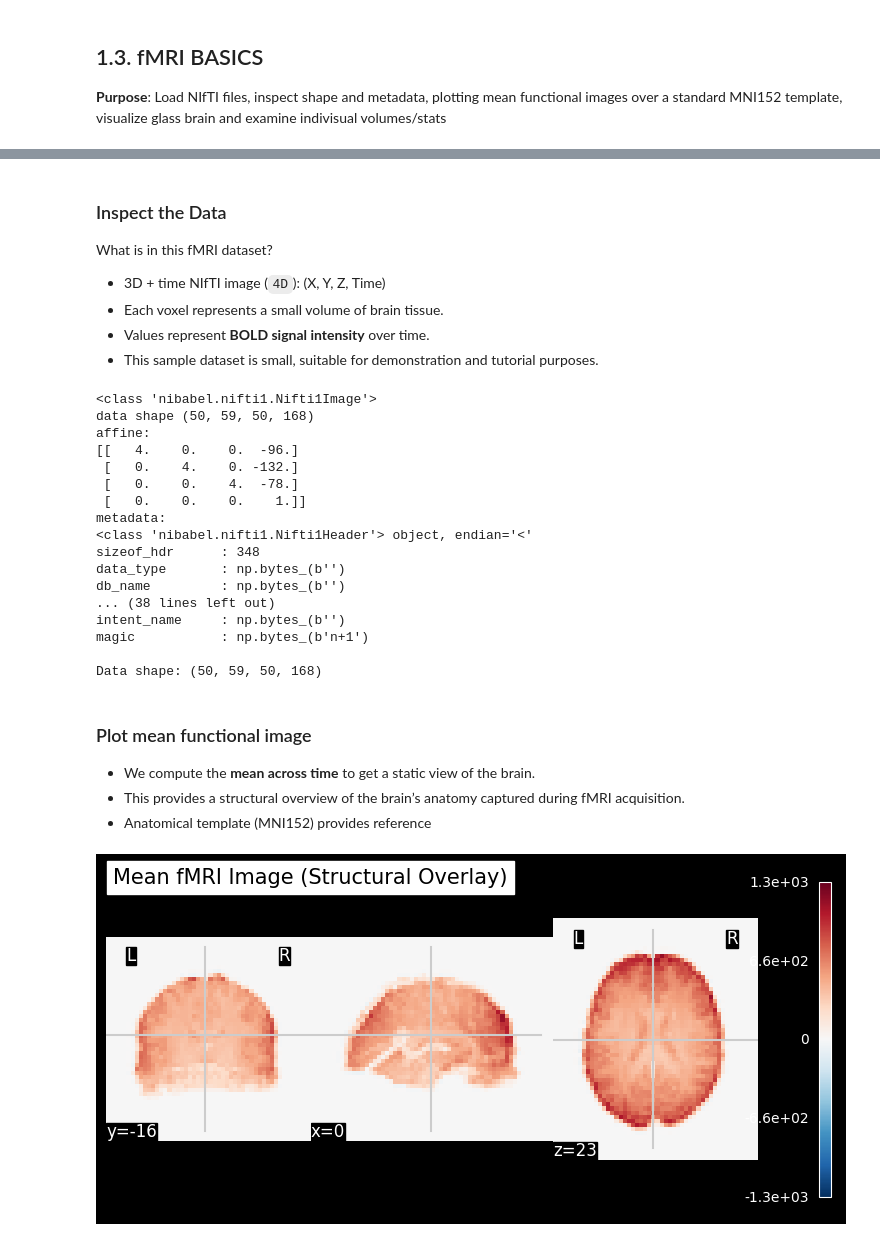
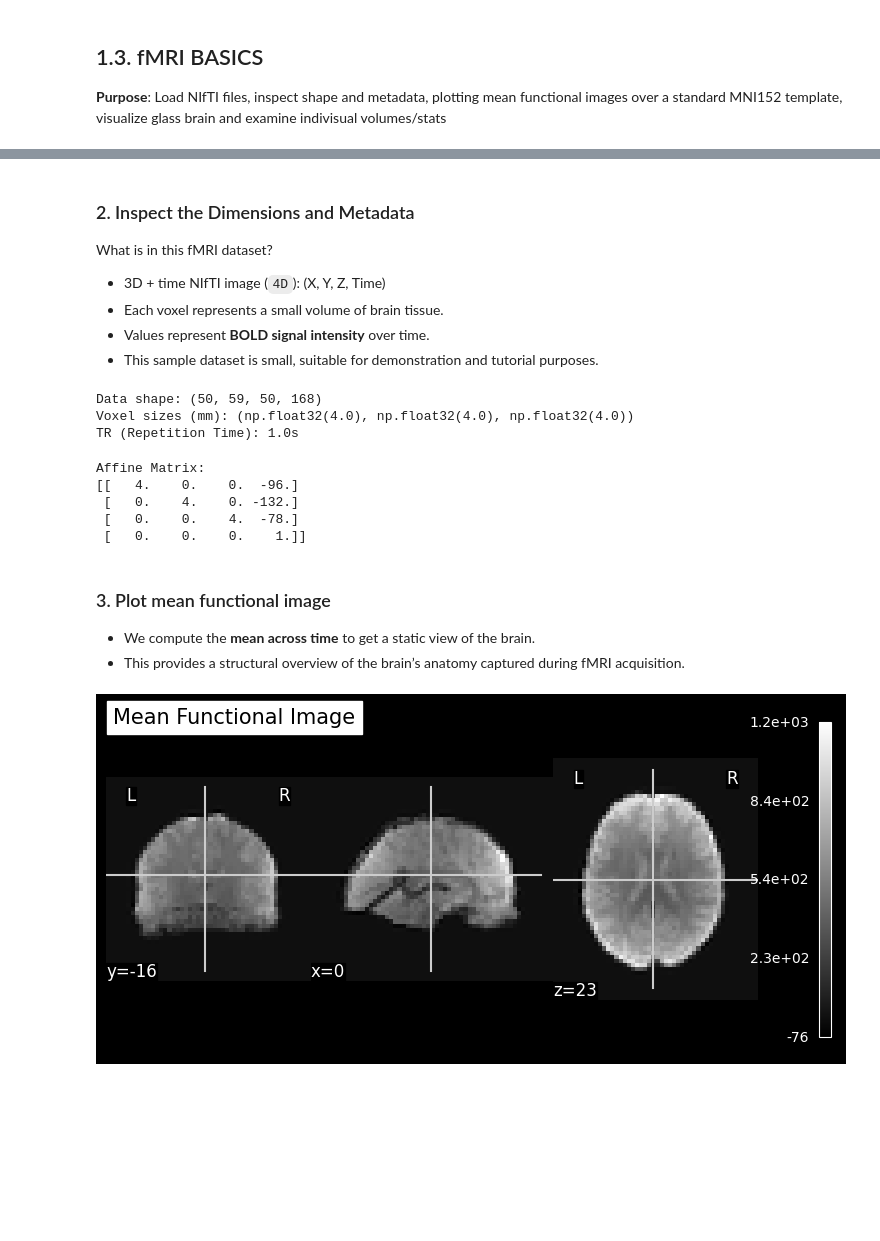
Before and after one commit to yibeisita/neuro-ai-playground, a Jupyter notebook: tutorials/01_foundations/03_fmri_basics.ipynb, the cells around one changed output, grey strips where cells are left out. Cells and saved outputs as stored; diff of their text form; code cells hidden in the pictures; blank space fills up the shorter version.

```diff
--- a/tutorials/01_foundations/03_fmri_basics.ipynb
+++ b/tutorials/01_foundations/03_fmri_basics.ipynb
@@ -14,0 +15,2 @@ import matplotlib.pyplot as plt
+# %%
+MNI_TEMPLATE = datasets.load_mni152_template()
@@ -17,5 +41,5 @@ fmri_img = load_fmri_sample()
 # %% [markdown]
-### Inspect the Data
+### 2. Inspect the Dimensions and Metadata
 What is in this fMRI dataset?
 
 - 3D + time NIfTI image (`4D`): (X, Y, Z, Time)
@@ -23,33 +47,43 @@ What is in this fMRI dataset?
 - Values represent **BOLD signal intensity** over time.
 - This sample dataset is small, suitable for demonstration and tutorial purposes.
 # %%
-print(fmri_img)
-print("Data shape:", fmri_img.shape)
+# Inspect dimensions: (X, Y, Z, Time)
+print(f"Data shape: {fmri_img.shape}")
+print(f"Voxel sizes (mm): {fmri_img.header.get_zooms()[:3]}")
+print(f"TR (Repetition Time): {fmri_img.header.get_zooms()[3]}s")
 # %% [output]
-<class 'nibabel.nifti1.Nifti1Image'>
-data shape (50, 59, 50, 168)
-affine:
-[[   4.    0.    0.  -96.]
- [   0.    4.    0. -132.]
- [   0.    0.    4.  -78.]
- [   0.    0.    0.    1.]]
-metadata:
-<class 'nibabel.nifti1.Nifti1Header'> object, endian='<'
-sizeof_hdr      : 348
-data_type       : np.bytes_(b'')
-db_name         : np.bytes_(b'')
-... (38 lines left out)
-intent_name     : np.bytes_(b'')
-magic           : np.bytes_(b'n+1')
-
 Data shape: (50, 59, 50, 168)
+Voxel sizes (mm): (np.float32(4.0), np.float32(4.0), np.float32(4.0))
+TR (Repetition Time): 1.0s
+# %%
+# Display affine (mapping voxels to MNI space)
+print("\nAffine Matrix:")
+print(fmri_img.affine)
+# %% [output]
+Affine Matrix:
+[[   4.    0.    0.  -96.]
+ [   0.    4.    0. -132.]
+ [   0.    0.    4.  -78.]
+ [   0.    0.    0.    1.]]
 # %% [markdown]
-### Plot mean functional image
+### 3. Plot mean functional image
 - We compute the **mean across time** to get a static view of the brain.
 - This provides a structural overview of the brain’s anatomy captured during fMRI acquisition.
-- Anatomical template (MNI152) provides reference
 # %%
-plot_mean_image(fmri_img, title="Mean fMRI Image (Structural Overlay)")
+# Compute mean across time
+mean_fmri = image.mean_img(fmri_img)
-# %% [output]
-[figure, removed]
+# %%
+# Plot using nilearn's EPI visualizer
+plotting.plot_epi(
+        mean_fmri,
+        bg_img=MNI_TEMPLATE,
+        title="Mean Functional Image",
+        display_mode="ortho",
+        colorbar=True,
+        draw_cross=True
+)
+
+plt.show()
+# %% [output]
+[figure, added]
 # %% [markdown]
```
Also changed, not shown: parts of 13 cells of this notebook.
